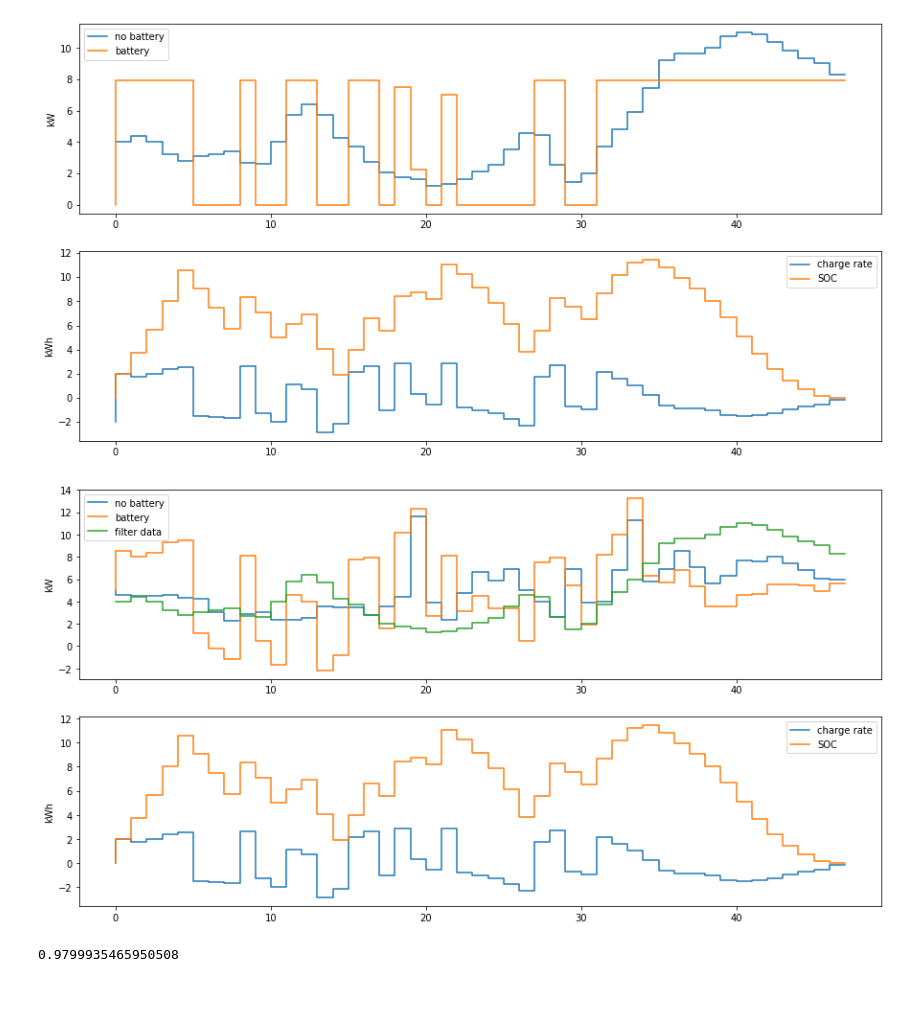
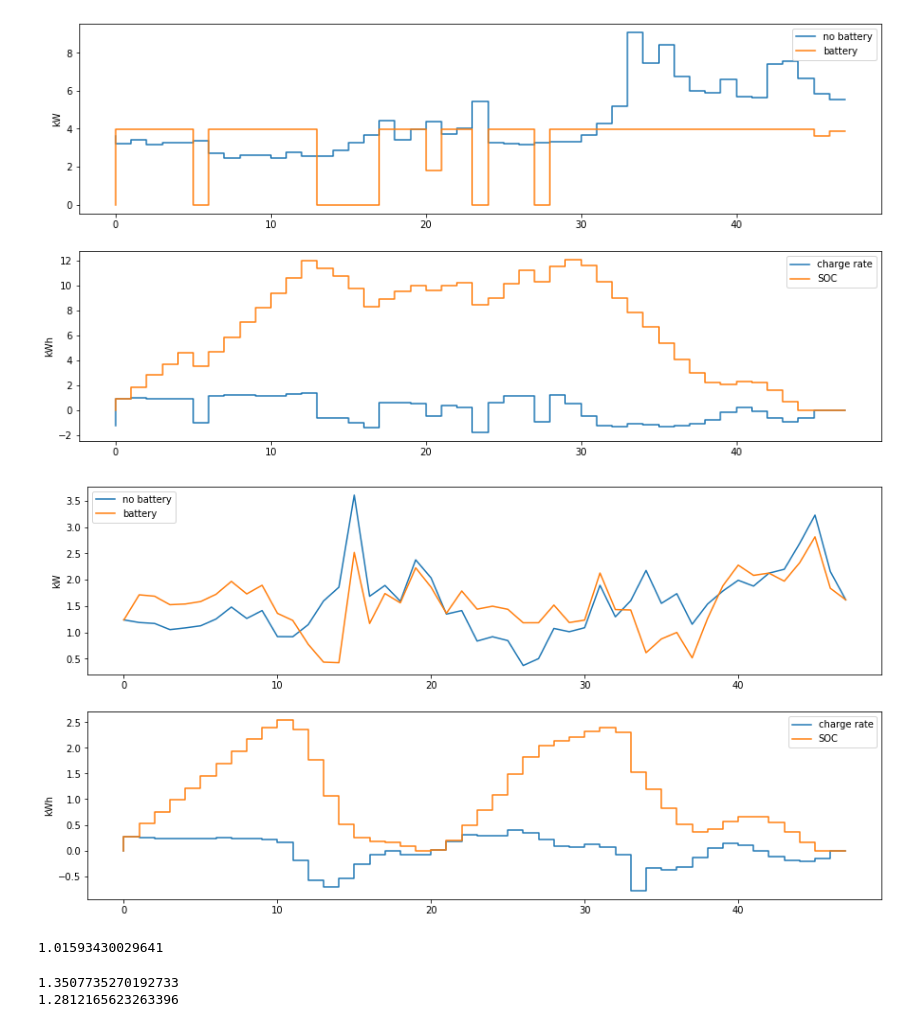
Before and after one commit to stait20/Code, a Jupyter notebook: Final/Results.ipynb, the cells around one changed output. Cells and saved outputs as stored; diff of their text form; code cells hidden in the pictures; blank space fills up the shorter version.

```diff
--- a/Final/Results.ipynb
+++ b/Final/Results.ipynb
@@ -15,7 +15,7 @@ for day in range(realLoads.shape[1]):
         for feeder in range(realLoads.shape[0]):
             realLoads[feeder][day][hour] = data[day*realLoads.shape[0]*realLoads.shape[2] + hour*realLoads.shape[0] + feeder]
 # %%
-load_data = np.loadtxt("filterData.txt")
+load_data = np.loadtxt("forecastData.txt")
 filter_data = load_data.reshape(load_data.shape[0], load_data.shape[1] // 48, 48)
 # %%
 load_data = np.loadtxt("scheduleData.txt")
@@ -48,7 +48,7 @@ fig.set_figheight(8)
 fig.set_figwidth(15)
 fig.show()
 # %% [output]
-[figure, old version]
+[figure, new version]
 # %%
 load_data = np.loadtxt("filterData.txt")
 peakLoad = np.amax(load_data, axis=0)
@@ -91,24 +91,27 @@ for feeder in range(newSOC.shape[0]):
 
             gridImport[feeder][day][hour] = realLoads[feeder][day][hour] + 2*newChargeRate[feeder][day][hour]
 # %%
+feeder = 3
+day = 25
+
 y = list(range(48))
 fig, axs = plt.subplots(2)
-axs[0].step(y,realLoads[0][1], label="no battery")
-axs[0].step(y,gridImport[0][1], label="battery")
-axs[0].step(y,filter_data[0][1], label="filter data")
+axs[0].plot(y,realLoads[feeder][day], label="no battery")
+axs[0].plot(y,gridImport[feeder][day], label="battery")
+#axs[0].plot(y,filter_data[0][0], label="filter data")
 axs[0].legend()
 axs[0].set_ylabel("kW")
 
-axs[1].step(y,newChargeRate[0][1], label="charge rate")
-axs[1].step(y,newSOC[0][1],label="SOC")
+axs[1].step(y,newChargeRate[feeder][day], label="charge rate")
+axs[1].step(y,newSOC[feeder][day],label="SOC")
 axs[1].legend()
 axs[1].set_ylabel("kWh")
 
 fig.set_figheight(8)
 fig.set_figwidth(15)
 fig.show()
 # %% [output]
-[figure, old version]
+[figure, new version]
 # %%
 realLoadsMax = []
 batteryLoadsMax = []
@@ -122,4 +125,12 @@ for feeder in range(gridImport.shape[0]):
 peakChangeRatio = np.divide(realLoadsMax, batteryLoadsMax)
 np.mean(peakChangeRatio)
 # %% [output]
-0.9799935465950508
+1.01593430029641
+# %%
+np.argmax(peakChangeRatio)
+print(max(peakChangeRatio))
+
+print(max(realLoads[3][25]) / max(gridImport[3][25]))
+# %% [output]
+1.3507735270192733
+1.2812165623263396
```
Also changed, not shown: 4 other files.
